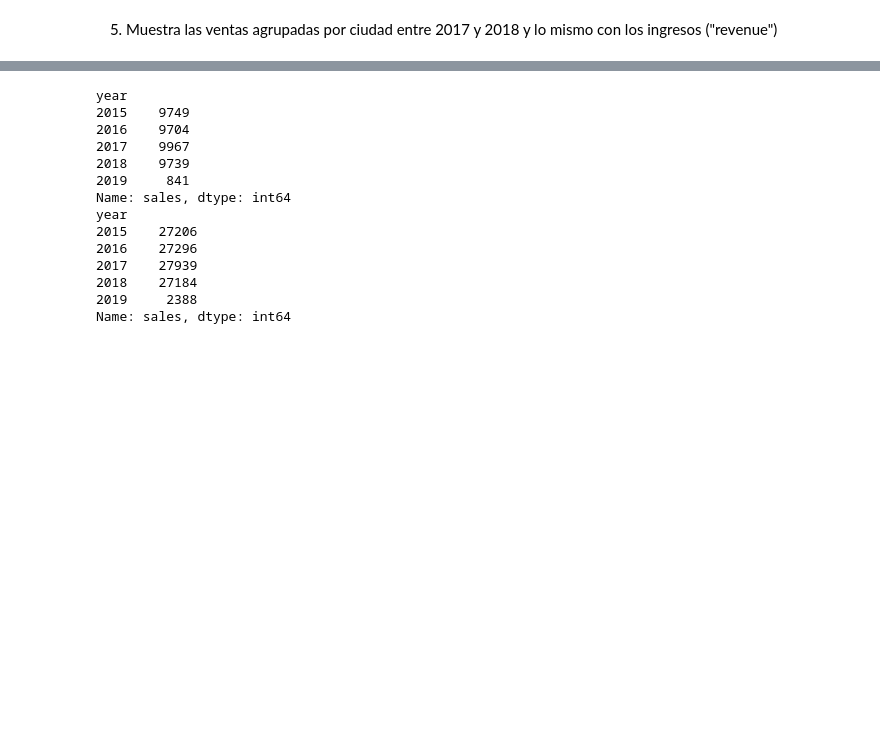
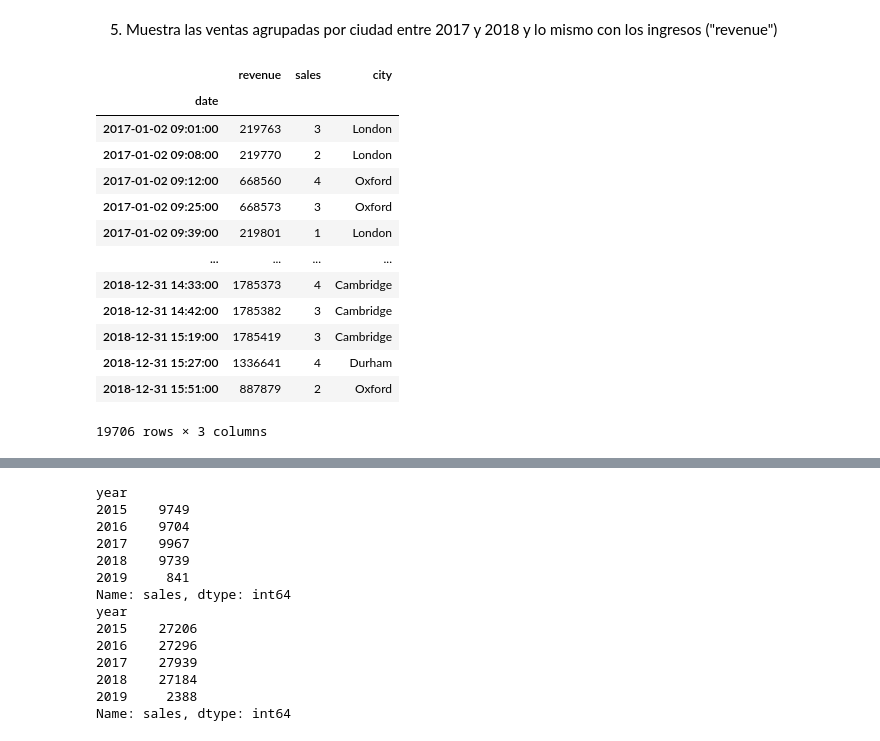
Before and after one commit to blarape/ONLINE_DS_THEBRIDGE_BL, a Jupyter notebook: 18_Practica_Obligatoria_Ficheros.ipynb, the cells around one changed output, grey strips where cells are left out. Saved outputs shown, nothing was run; the diff lists cells and outputs as text; code cells hidden in the pictures; blank space fills up the shorter version.

```diff
--- a/18_Practica_Obligatoria_Ficheros.ipynb
+++ b/18_Practica_Obligatoria_Ficheros.ipynb
@@ -122,2 +123,20 @@ df_excel_copy.head()
 # %% [markdown]
 5. Muestra las ventas agrupadas por ciudad entre 2017 y 2018 y lo mismo con los ingresos ("revenue")
+# %%
+df_excel_copy.sort_index(inplace = True)
+df_excel_copy["2017":"2018"]
+# %% [output]
+|  | revenue | sales | city |
+| date |  |  |  |
+| 2017-01-02 09:01:00 | 219763 | 3 | London |
+| 2017-01-02 09:08:00 | 219770 | 2 | London |
+| 2017-01-02 09:12:00 | 668560 | 4 | Oxford |
+| 2017-01-02 09:25:00 | 668573 | 3 | Oxford |
+| 2017-01-02 09:39:00 | 219801 | 1 | London |
+| ... | ... | ... | ... |
+| 2018-12-31 14:33:00 | 1785373 | 4 | Cambridge |
+| 2018-12-31 14:42:00 | 1785382 | 3 | Cambridge |
+| 2018-12-31 15:19:00 | 1785419 | 3 | Cambridge |
+| 2018-12-31 15:27:00 | 1336641 | 4 | Durham |
+| 2018-12-31 15:51:00 | 887879 | 2 | Oxford |
+19706 rows × 3 columns
```
Also changed, not shown: parts of 24 cells of this notebook.
